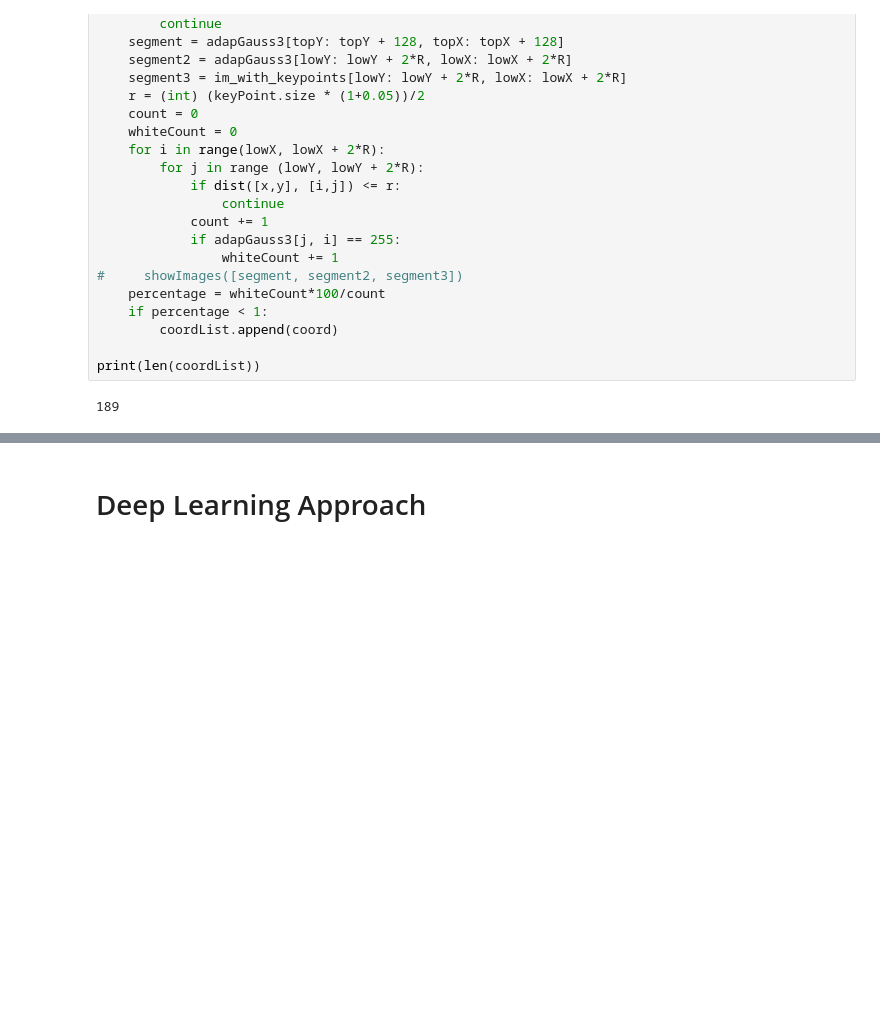
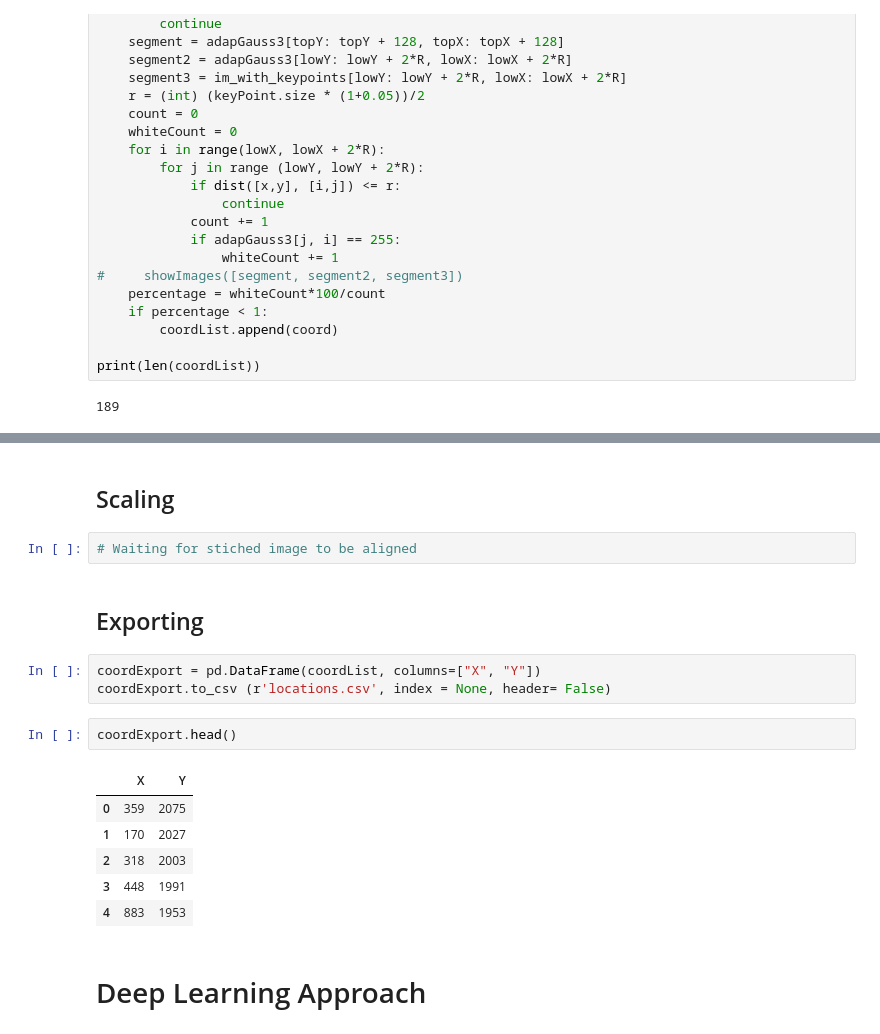
Before and after one commit to mrsohamsaha/JensenLab_Research, a Jupyter notebook: ColonyTracking/ColonyTracker.ipynb, the cells around one changed output, grey strips where cells are left out. Saved outputs shown, nothing was run; the diff lists cells and outputs as text; blank space fills up the shorter version.

Commit message:
Exporting Coordinates

```diff
--- a/ColonyTracking/ColonyTracker.ipynb
+++ b/ColonyTracking/ColonyTracker.ipynb
@@ -342,5 +352,23 @@ for coord in coordList[:10]:
     segList.append(segment)
 showImages(segList)
+# %% [markdown]
+## Scaling
+# %%
+# Waiting for stiched image to be aligned
+# %% [markdown]
+## Exporting
+# %%
+coordExport = pd.DataFrame(coordList, columns=["X", "Y"])
+coordExport.to_csv (r'locations.csv', index = None, header= False)
+# %%
+coordExport.head()
+# %% [output]
+|  | X | Y |
+| 0 | 359 | 2075 |
+| 1 | 170 | 2027 |
+| 2 | 318 | 2003 |
+| 3 | 448 | 1991 |
+| 4 | 883 | 1953 |
 # %% [markdown]
 # Deep Learning Approach
 # %% [markdown]
```
Also changed, not shown: parts of 8 cells of this notebook, 1 other file.
